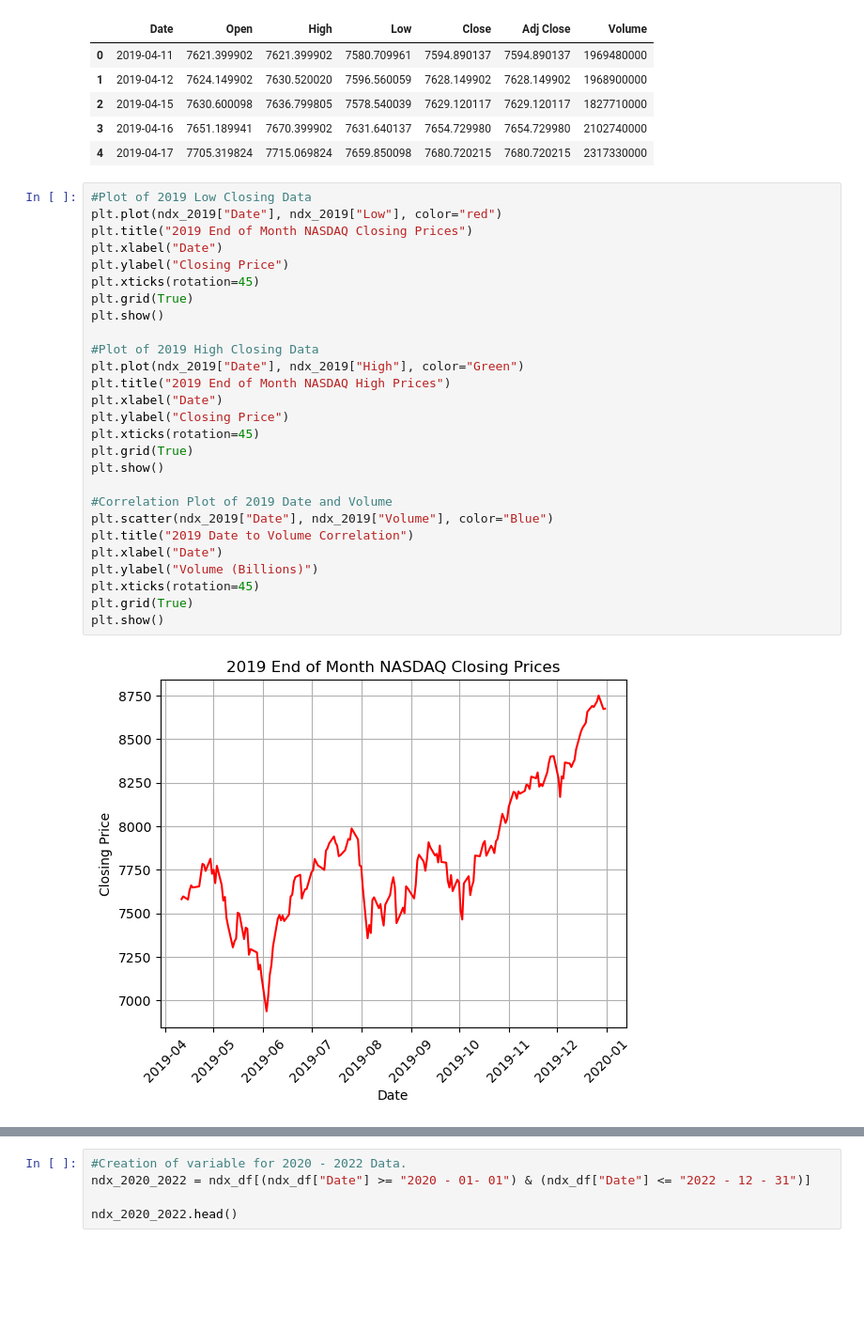
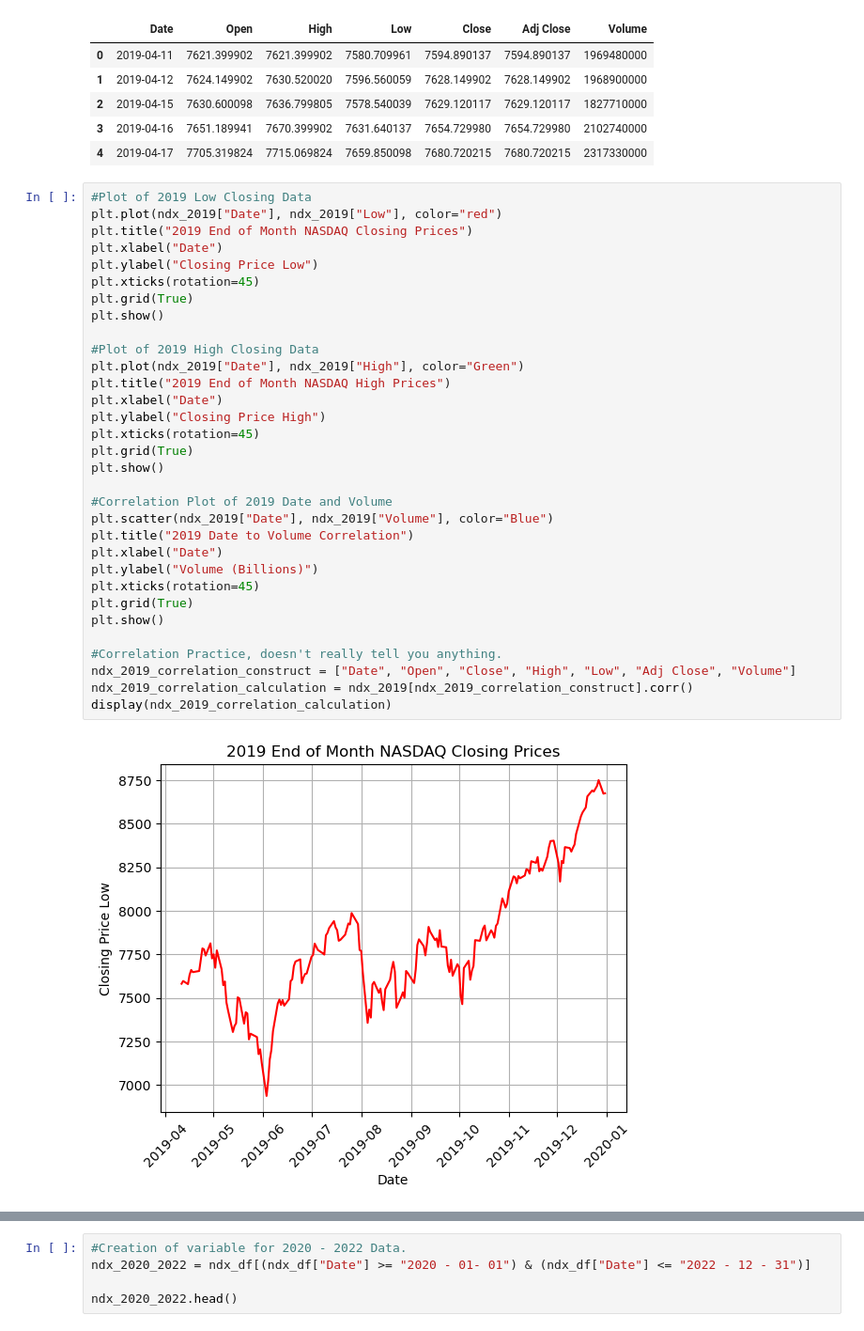
Before and after one commit to Ozkazanc1991/Project1, a Jupyter notebook: nasdaq_data_analysis_ryan_update_april_15.ipynb, the cells around one changed output, grey strips where cells are left out. Shown: that part at 94% size. Cells and saved outputs as stored; diff of their text form; blank space fills up the shorter version.

```diff
--- a/nasdaq_data_analysis_ryan_update_april_15.ipynb
+++ b/nasdaq_data_analysis_ryan_update_april_15.ipynb
@@ -195,29 +197,34 @@ ndx_2019.head()
 # %%
 #Plot of 2019 Low Closing Data
 plt.plot(ndx_2019["Date"], ndx_2019["Low"], color="red")
 plt.title("2019 End of Month NASDAQ Closing Prices")
 plt.xlabel("Date")
-plt.ylabel("Closing Price")
+plt.ylabel("Closing Price Low")
 plt.xticks(rotation=45)
 plt.grid(True)
 plt.show()
 
 #Plot of 2019 High Closing Data
 plt.plot(ndx_2019["Date"], ndx_2019["High"], color="Green")
 plt.title("2019 End of Month NASDAQ High Prices")
 plt.xlabel("Date")
-plt.ylabel("Closing Price")
+plt.ylabel("Closing Price High")
 plt.xticks(rotation=45)
 plt.grid(True)
 plt.show()
 
 #Correlation Plot of 2019 Date and Volume
 plt.scatter(ndx_2019["Date"], ndx_2019["Volume"], color="Blue")
 plt.title("2019 Date to Volume Correlation")
 plt.xlabel("Date")
 plt.ylabel("Volume (Billions)")
 plt.xticks(rotation=45)
 plt.grid(True)
 plt.show()
+
+#Correlation Practice, doesn't really tell you anything.
+ndx_2019_correlation_construct = ["Date", "Open", "Close", "High", "Low", "Adj Close", "Volume"]
+ndx_2019_correlation_calculation = ndx_2019[ndx_2019_correlation_construct].corr()
+display(ndx_2019_correlation_calculation)
 # %% [output]
-[figure, old version]
+[figure, new version]
```
Also changed, not shown: parts of 21 cells of this notebook.
